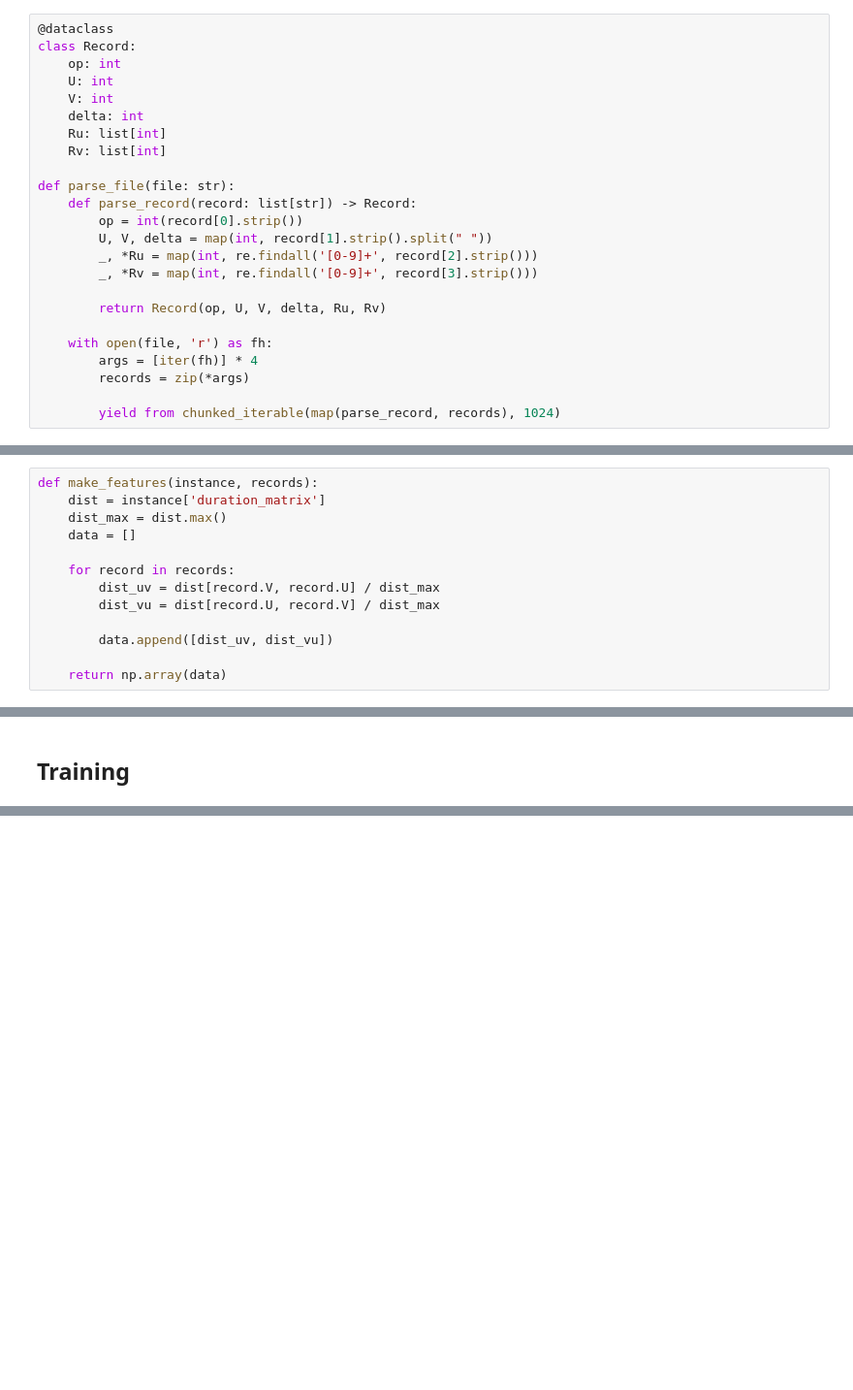
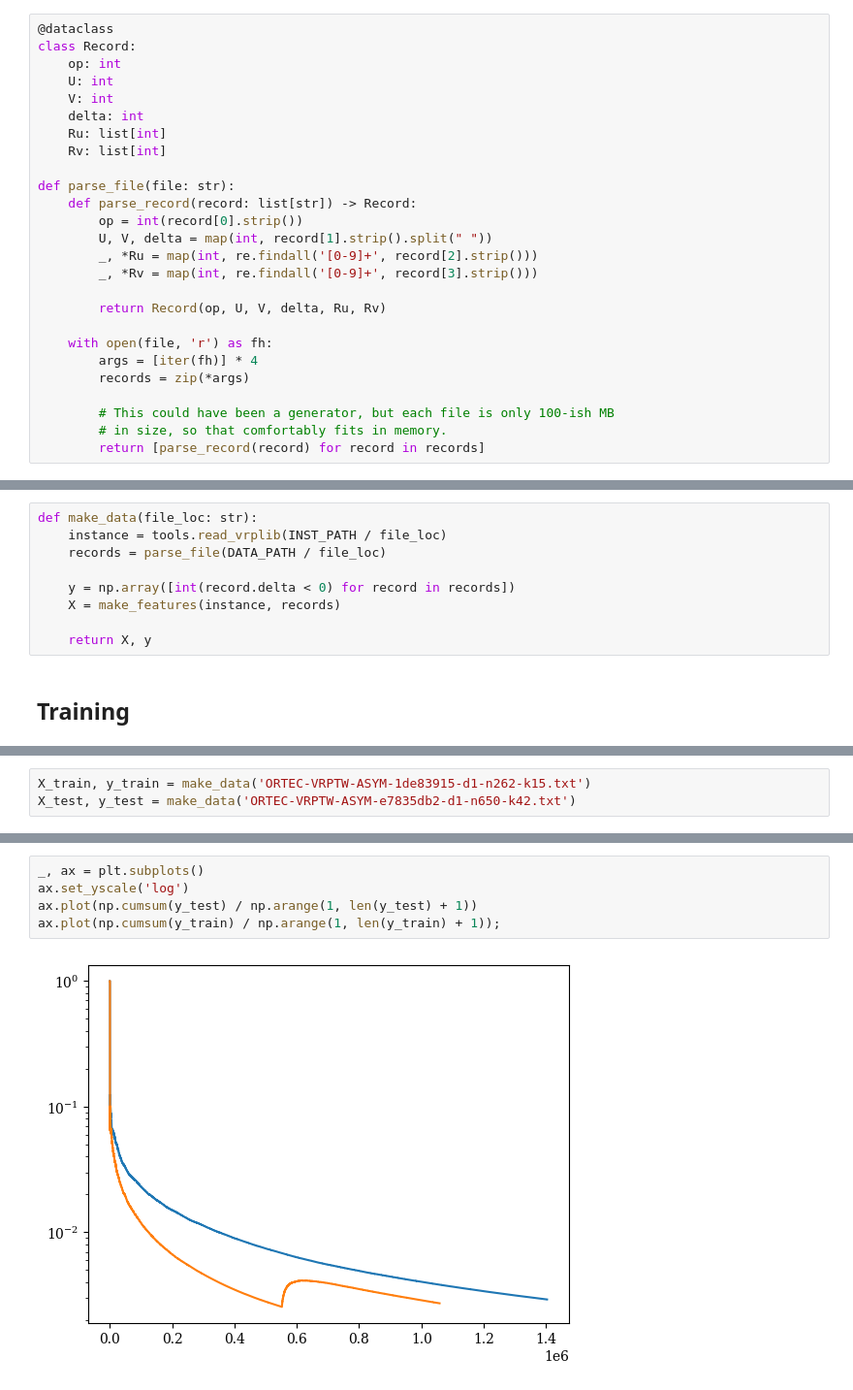
Before and after one commit to N-Wouda/Euro-NeurIPS-2022, a Jupyter notebook: notebooks/predict_bad_ls_moves.ipynb, the cells around one changed output, grey strips where cells are left out. Shown: that part at 97% size. Saved outputs shown, nothing was run; the diff lists cells and outputs as text; blank space fills up the shorter version.

```diff
--- a/notebooks/predict_bad_ls_moves.ipynb
+++ b/notebooks/predict_bad_ls_moves.ipynb
@@ -63,4 +62,6 @@ def parse_file(file: str):
         args = [iter(fh)] * 4
         records = zip(*args)
 
-        yield from chunked_iterable(map(parse_record, records), 1024)
+        # This could have been a generator, but each file is only 100-ish MB
+        # in size, so that comfortably fits in memory.
+        return [parse_record(record) for record in records]
@@ -69,13 +67,0 @@ def parse_file(file: str):
-# %%
-def make_features(instance, records):
-    dist = instance['duration_matrix']
-    dist_max = dist.max()
-    data = []
-
-    for record in records:
-        dist_uv = dist[record.V, record.U] / dist_max
-        dist_vu = dist[record.U, record.V] / dist_max
-
-        data.append([dist_uv, dist_vu])
-
-    return np.array(data)
@@ -87,2 +140,11 @@ def make_features(instance, records):
+# %%
+def make_data(file_loc: str):
+    instance = tools.read_vrplib(INST_PATH / file_loc)
+    records = parse_file(DATA_PATH / file_loc)
+
+    y = np.array([int(record.delta < 0) for record in records])
+    X = make_features(instance, records)
+
+    return X, y
 # %% [markdown]
 ## Training
@@ -103,0 +151,3 @@ for records in parse_file(DATA_PATH / 'ORTEC-VRPTW-ASYM-1de83915-d1-n262-k15.txt
+# %%
+X_train, y_train = make_data('ORTEC-VRPTW-ASYM-1de83915-d1-n262-k15.txt')
+X_test, y_test = make_data('ORTEC-VRPTW-ASYM-e7835db2-d1-n650-k42.txt')
@@ -103,0 +156,7 @@ for records in parse_file(DATA_PATH / 'ORTEC-VRPTW-ASYM-1de83915-d1-n262-k15.txt
+# %%
+_, ax = plt.subplots()
+ax.set_yscale('log')
+ax.plot(np.cumsum(y_test) / np.arange(1, len(y_test) + 1))
+ax.plot(np.cumsum(y_train) / np.arange(1, len(y_train) + 1));
+# %% [output]
+[figure, added]
```
Also changed, not shown: parts of 22 cells of this notebook.
